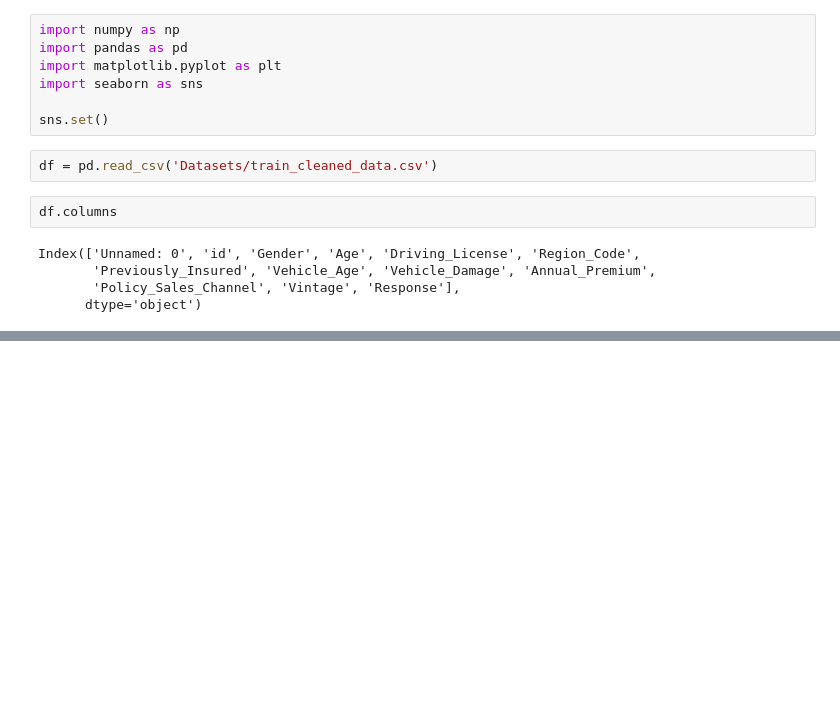
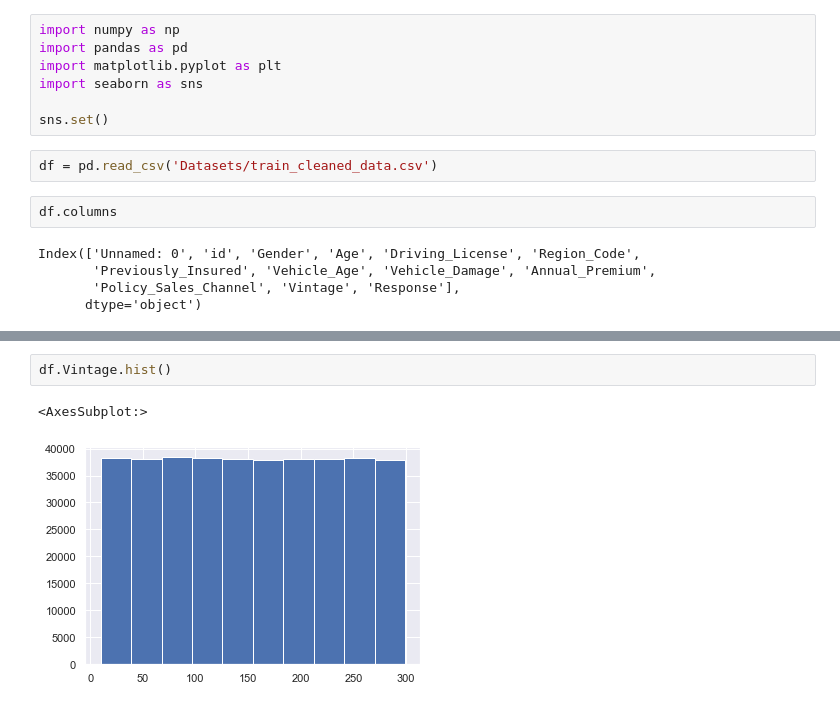
Before and after one commit to speri203/Ensemble_Car_Insurance, a Jupyter notebook: exploratory_analysis.ipynb, the cells around one changed output, grey strips where cells are left out. Saved outputs shown, nothing was run; the diff lists cells and outputs as text; blank space fills up the shorter version.

```diff
--- a/exploratory_analysis.ipynb
+++ b/exploratory_analysis.ipynb
@@ -21,0 +39,5 @@ Name: Gender, dtype: float64
+# %%
+df.Vintage.hist()
+# %% [output]
+<AxesSubplot:>
+[figure, added]
```
Also changed, not shown: parts of 10 cells of this notebook.
